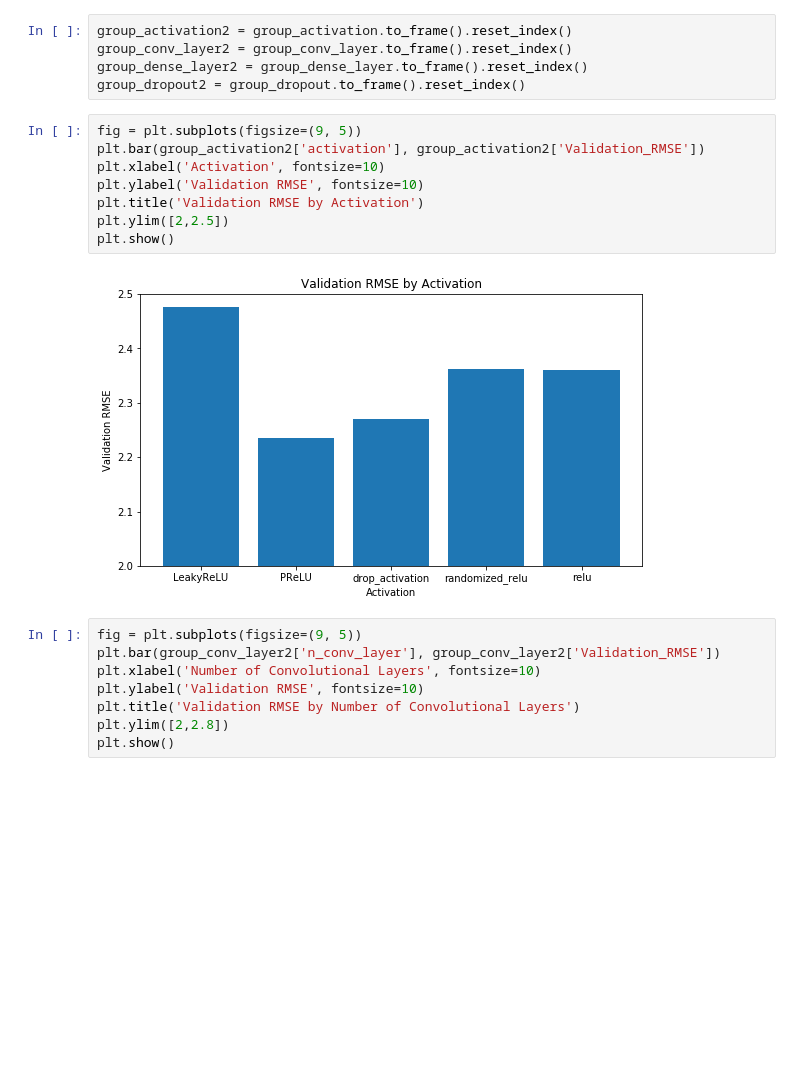
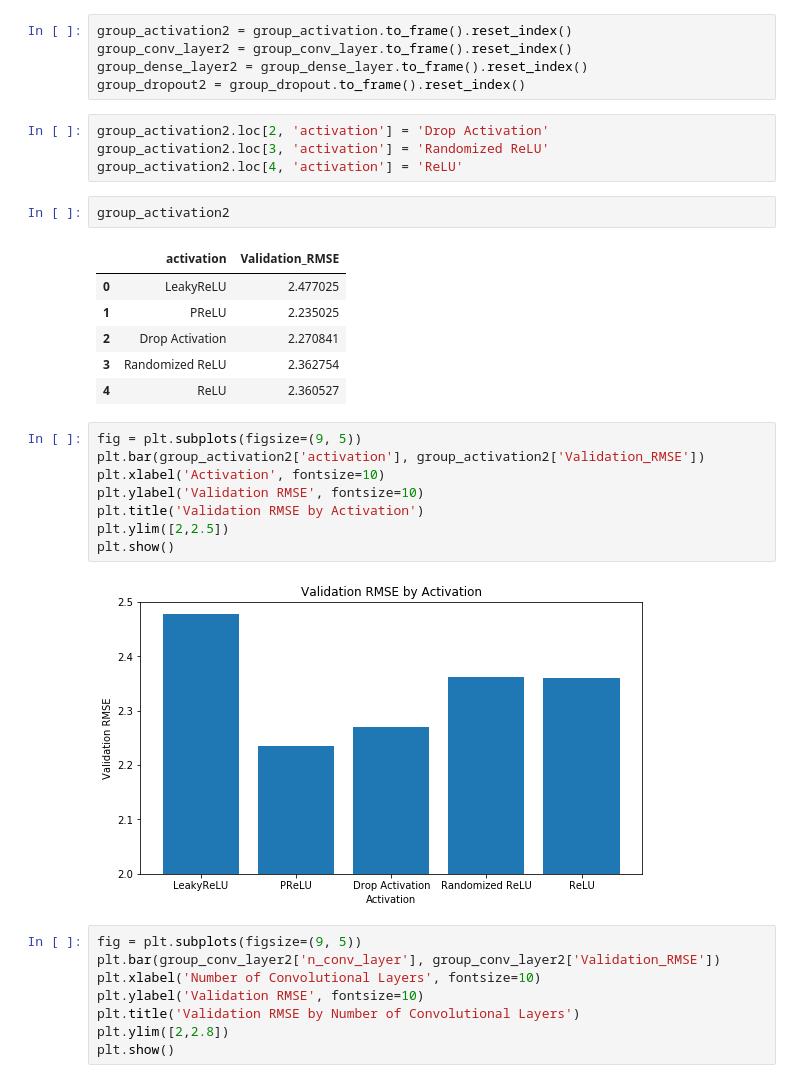
Before and after one commit to catnado/Facial_Key_Points_Detection, a Jupyter notebook: Parameter_visualization.ipynb, the cells around one changed output. Saved outputs shown, nothing was run; the diff lists cells and outputs as text; blank space fills up the shorter version.

Commit message:
updated visuals

```diff
--- a/Parameter_visualization.ipynb
+++ b/Parameter_visualization.ipynb
@@ -107,6 +107,19 @@ group_activation2 = group_activation.to_frame().reset_index()
 group_conv_layer2 = group_conv_layer.to_frame().reset_index()
 group_dense_layer2 = group_dense_layer.to_frame().reset_index()
 group_dropout2 = group_dropout.to_frame().reset_index()
+# %%
+group_activation2.loc[2, 'activation'] = 'Drop Activation'
+group_activation2.loc[3, 'activation'] = 'Randomized ReLU'
+group_activation2.loc[4, 'activation'] = 'ReLU'
+# %%
+group_activation2
+# %% [output]
+|  | activation | Validation_RMSE |
+| 0 | LeakyReLU | 2.477025 |
+| 1 | PReLU | 2.235025 |
+| 2 | Drop Activation | 2.270841 |
+| 3 | Randomized ReLU | 2.362754 |
+| 4 | ReLU | 2.360527 |
 # %%
 fig = plt.subplots(figsize=(9, 5))
 plt.bar(group_activation2['activation'], group_activation2['Validation_RMSE'])
@@ -116,7 +129,7 @@ plt.title('Validation RMSE by Activation')
 plt.ylim([2,2.5])
 plt.show()
 # %% [output]
-[figure, old version]
+[figure, new version]
 # %%
 fig = plt.subplots(figsize=(9, 5))
 plt.bar(group_conv_layer2['n_conv_layer'], group_conv_layer2['Validation_RMSE'])
```
